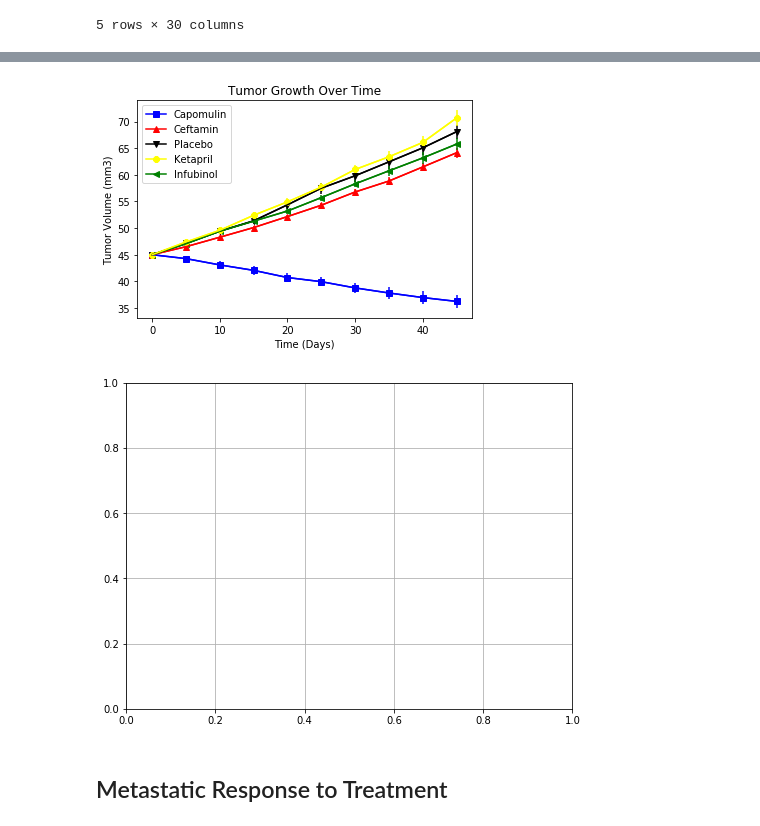
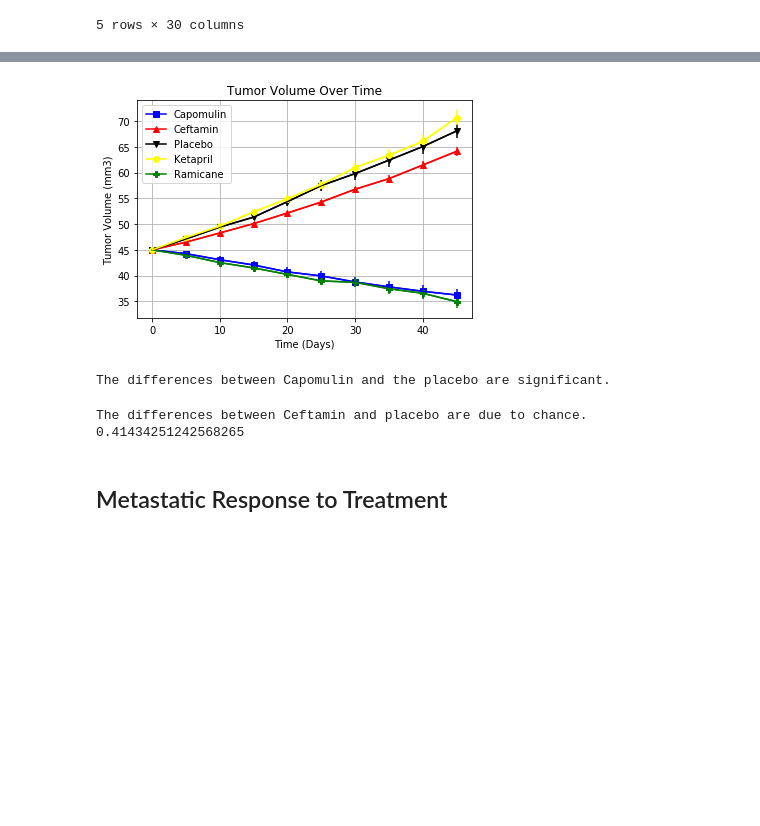
Before and after one commit to bradmendolla/Pymaceuticals, a Jupyter notebook: Pymaceuticals/Pymaceuticals.ipynb, the cells around one changed output, grey strips where cells are left out. Drawn from its saved outputs; the diff is of its cells as text; code cells hidden in the pictures; blank space fills up the shorter version.

```diff
--- a/Pymaceuticals/Pymaceuticals.ipynb
+++ b/Pymaceuticals/Pymaceuticals.ipynb
@@ -118,44 +106,41 @@ sem_reset
 # %%
 # Generate the Plot (with Error Bars)
-
+plt.grid()
 t_capomulin, = plt.plot(mean_unstacked_df.loc[:,('Tumor Volume (mm3)','Capomulin')],
                         marker = "s", color="blue", label = "Capomulin")
 
 plt.errorbar(index, mean_unstacked_df.loc[:,('Tumor Volume (mm3)','Capomulin')],
              sem_unstack_df.loc[:,('Tumor Volume (mm3)','Capomulin')], color = "blue")
 
 t_ceftamin, = plt.plot(mean_unstacked_df.loc[:,('Tumor Volume (mm3)','Ceftamin')],
                        marker = "^", color = "red", label = "Ceftamin")
 
 plt.errorbar(index, mean_unstacked_df.loc[:,('Tumor Volume (mm3)','Ceftamin')],
              sem_unstack_df.loc[:,('Tumor Volume (mm3)','Ceftamin')], color = "red")
 
 t_placebo, = plt.plot(mean_unstacked_df.loc[:,('Tumor Volume (mm3)','Placebo')],
                       marker = "v", color = "black", label = "Placebo")
 
 plt.errorbar(index, mean_unstacked_df.loc[:,('Tumor Volume (mm3)','Placebo')],
              sem_unstack_df.loc[:,('Tumor Volume (mm3)','Placebo')], color = "black")
 
-t_infubinol, = plt.plot(mean_unstacked_df.loc[:,('Tumor Volume (mm3)','Infubinol')],
-                        marker = "<", color = "green", label = "Infubinol")
+t_ramicane, = plt.plot(mean_unstacked_df.loc[:,('Tumor Volume (mm3)','Ramicane')],
+                        marker = "P", color = "green", label = "Ramicane")
 
-plt.errorbar(index, mean_unstacked_df.loc[:,('Tumor Volume (mm3)','Infubinol')],
-             sem_unstack_df.loc[:,('Tumor Volume (mm3)','Infubinol')], color = "green")
+plt.errorbar(index, mean_unstacked_df.loc[:,('Tumor Volume (mm3)','Ramicane')],
+             sem_unstack_df.loc[:,('Tumor Volume (mm3)','Ramicane')], color = "green")
 
 t_ketapril, = plt.plot(mean_unstacked_df.loc[:,('Tumor Volume (mm3)','Ketapril')],
                        marker = "8", color = "yellow", label = "Ketapril")
 
 plt.errorbar(index, mean_unstacked_df.loc[:,('Tumor Volume (mm3)','Ketapril')],
              sem_unstack_df.loc[:,('Tumor Volume (mm3)','Ketapril')], color = "yellow")
 
 plt.xlabel("Time (Days)")
 plt.ylabel("Tumor Volume (mm3)")
-plt.title("Tumor Growth Over Time")
+plt.title("Tumor Volume Over Time")
 
-plt.legend(handles=[t_capomulin, t_ceftamin, t_placebo, t_ketapril, t_infubinol])
-plt.figure(figsize=(8,6))
-plt.grid()
-plt.savefig("../")
+plt.legend(handles=[t_capomulin, t_ceftamin, t_placebo, t_ketapril, t_ramicane])
+plt.savefig("../Figures/Tumor_Volume.png")
 # %% [output]
-[figure, old version]
+[figure, new version]
-[figure, removed]
@@ -165,3 +147,24 @@ plt.show()
+# %%
+# ttest
+(t_stat, p) = sp.ttest_ind(mean_unstacked_df.loc[:,('Metastatic Sites','Capomulin')],
+                           mean_unstacked_df.loc[:,('Metastatic Sites','Placebo')], equal_var=False)
+if p < 0.05:
+    print("The differences between Capomulin and the placebo are significant.")
+else:
+    print("The differences between Capomulin and placebo are due to chance.")
+# %% [output]
+The differences between Capomulin and the placebo are significant.
+# %%
+(t_stat, p) = sp.ttest_ind(mean_unstacked_df.loc[:,('Metastatic Sites','Ceftamin')],
+                           mean_unstacked_df.loc[:,('Metastatic Sites','Placebo')], equal_var=False)
+if p < 0.05:
+    print("The differences between Ceftamin and the placebo are significant.")
+else:
+    print("The differences between Ceftamin and placebo are due to chance.")
+print(p)
+# %% [output]
+The differences between Ceftamin and placebo are due to chance.
+0.41434251242568265
 # %% [markdown]
 ## Metastatic Response to Treatment
 # %%
```
Also changed, not shown: parts of 11 cells of this notebook, 6 other files.
